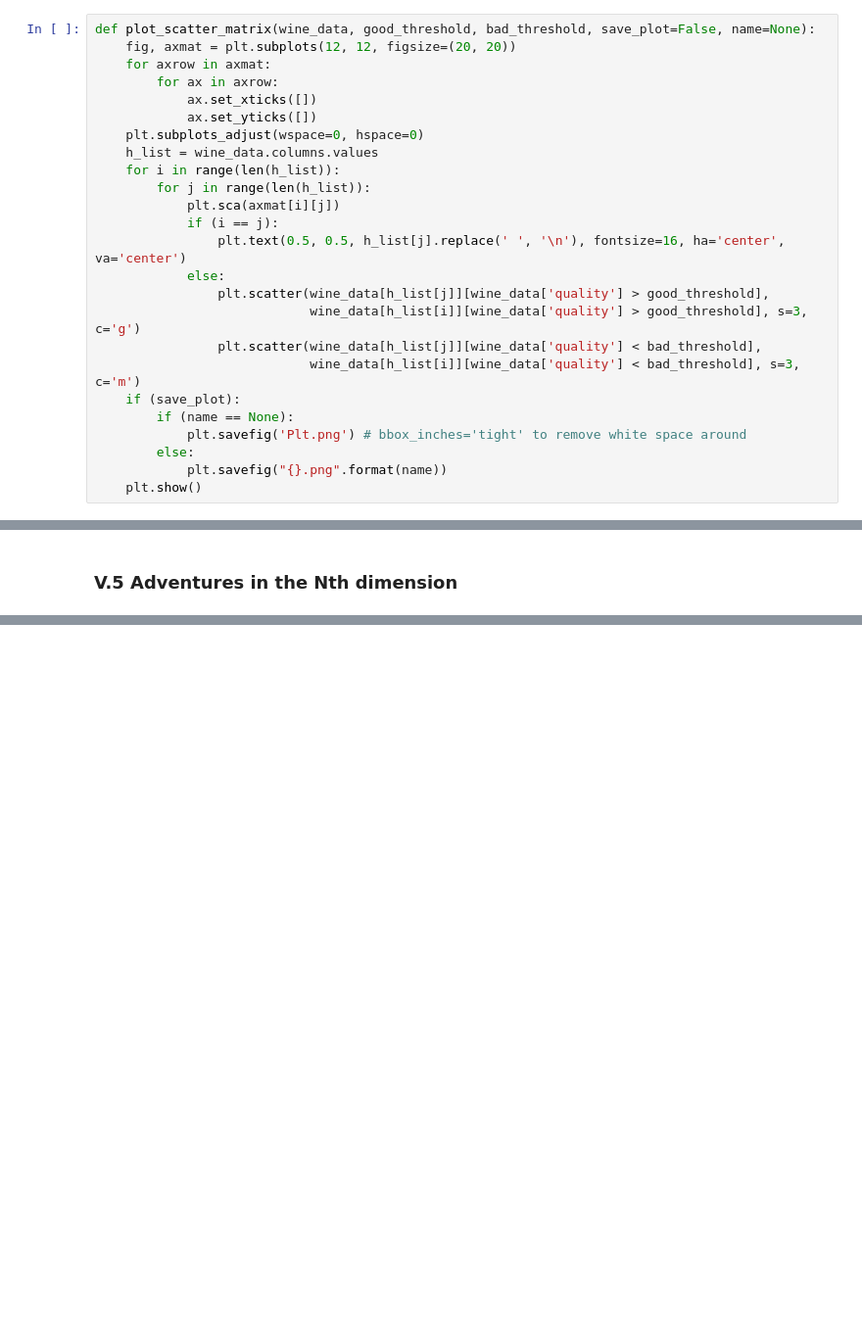
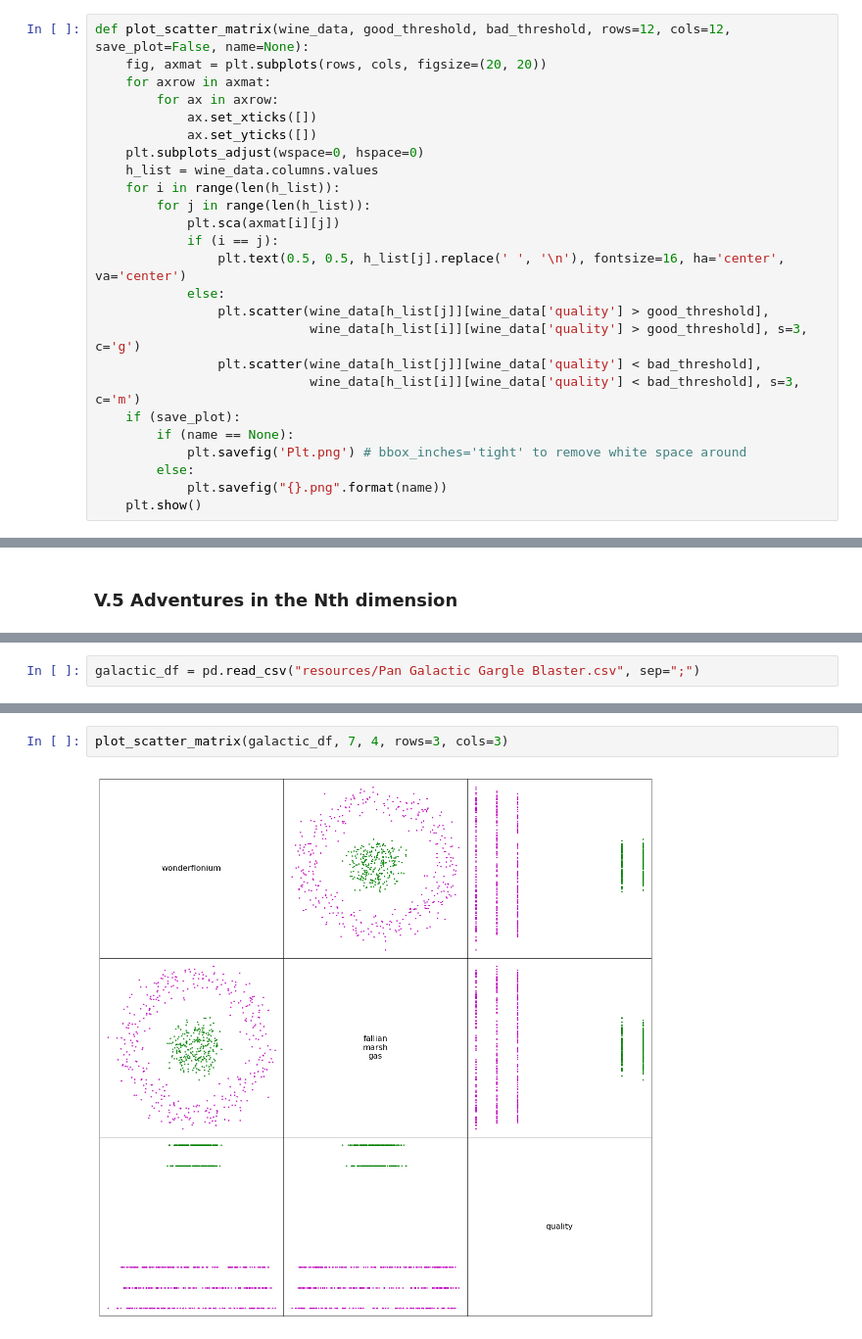
Before and after one commit to ThomasH88/ft_sommelier, a Jupyter notebook: ft_sommelier.ipynb, the cells around one changed output, grey strips where cells are left out. Shown at 98% size. Saved outputs shown, nothing was run; the diff lists cells and outputs as text; blank space fills up the shorter version.

```diff
--- a/ft_sommelier.ipynb
+++ b/ft_sommelier.ipynb
@@ -32,8 +17,8 @@ white_wine_df.head()
 # %% [markdown]
 #### a) Plot scatter matrix function
 # %%
-def plot_scatter_matrix(wine_data, good_threshold, bad_threshold, save_plot=False, name=None):
-    fig, axmat = plt.subplots(12, 12, figsize=(20, 20))
+def plot_scatter_matrix(wine_data, good_threshold, bad_threshold, rows=12, cols=12, save_plot=False, name=None):
+    fig, axmat = plt.subplots(rows, cols, figsize=(20, 20))
     for axrow in axmat:
         for ax in axrow:
             ax.set_xticks([])
@@ -554,0 +529,2 @@ class Adaline_2:
+# %%
+galactic_df = pd.read_csv("resources/Pan Galactic Gargle Blaster.csv", sep=";")
@@ -554,0 +552,4 @@ class Adaline_2:
+# %%
+plot_scatter_matrix(galactic_df, 7, 4, rows=3, cols=3)
+# %% [output]
+[figure, added]
```
Also changed, not shown: parts of 24 cells of this notebook.
